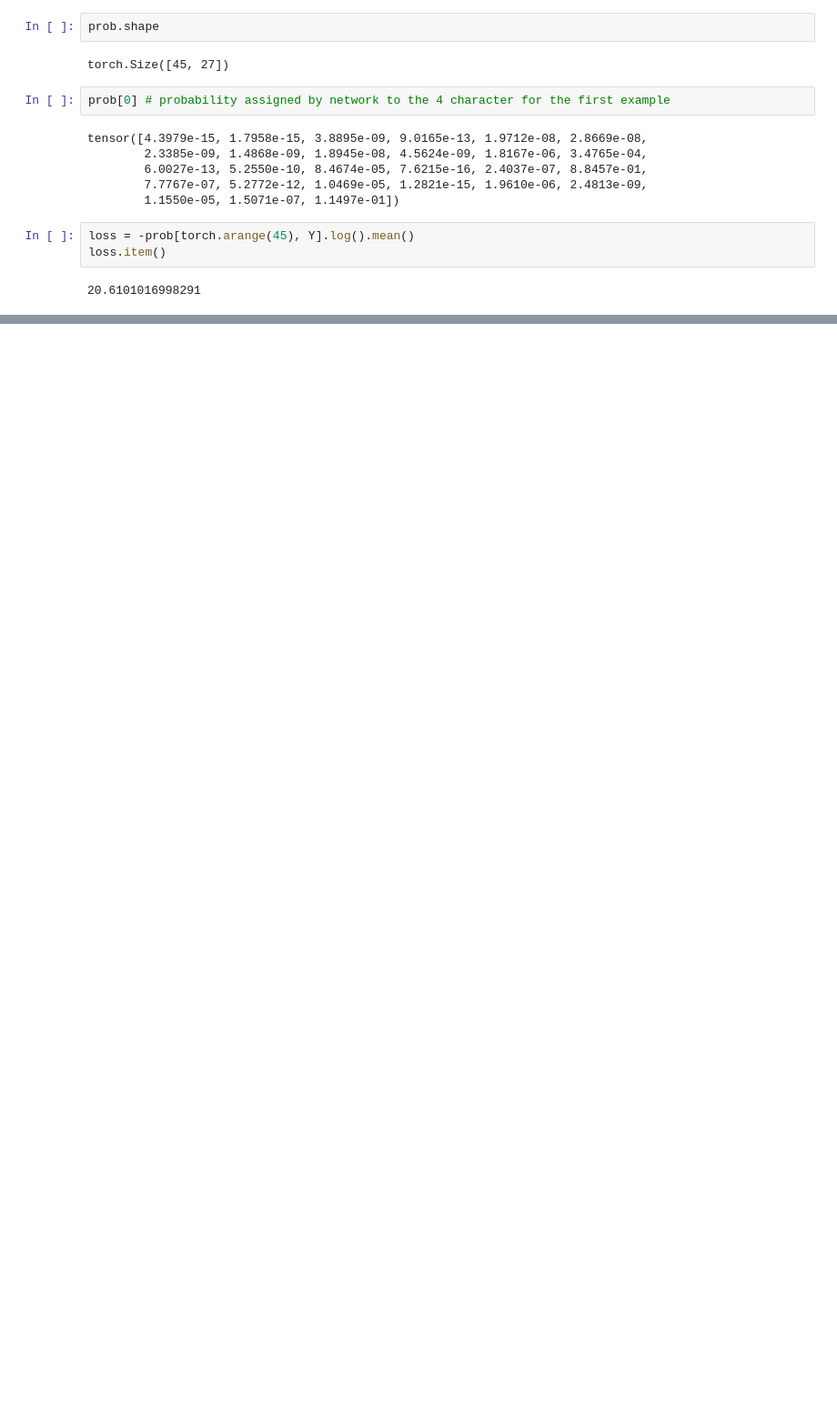
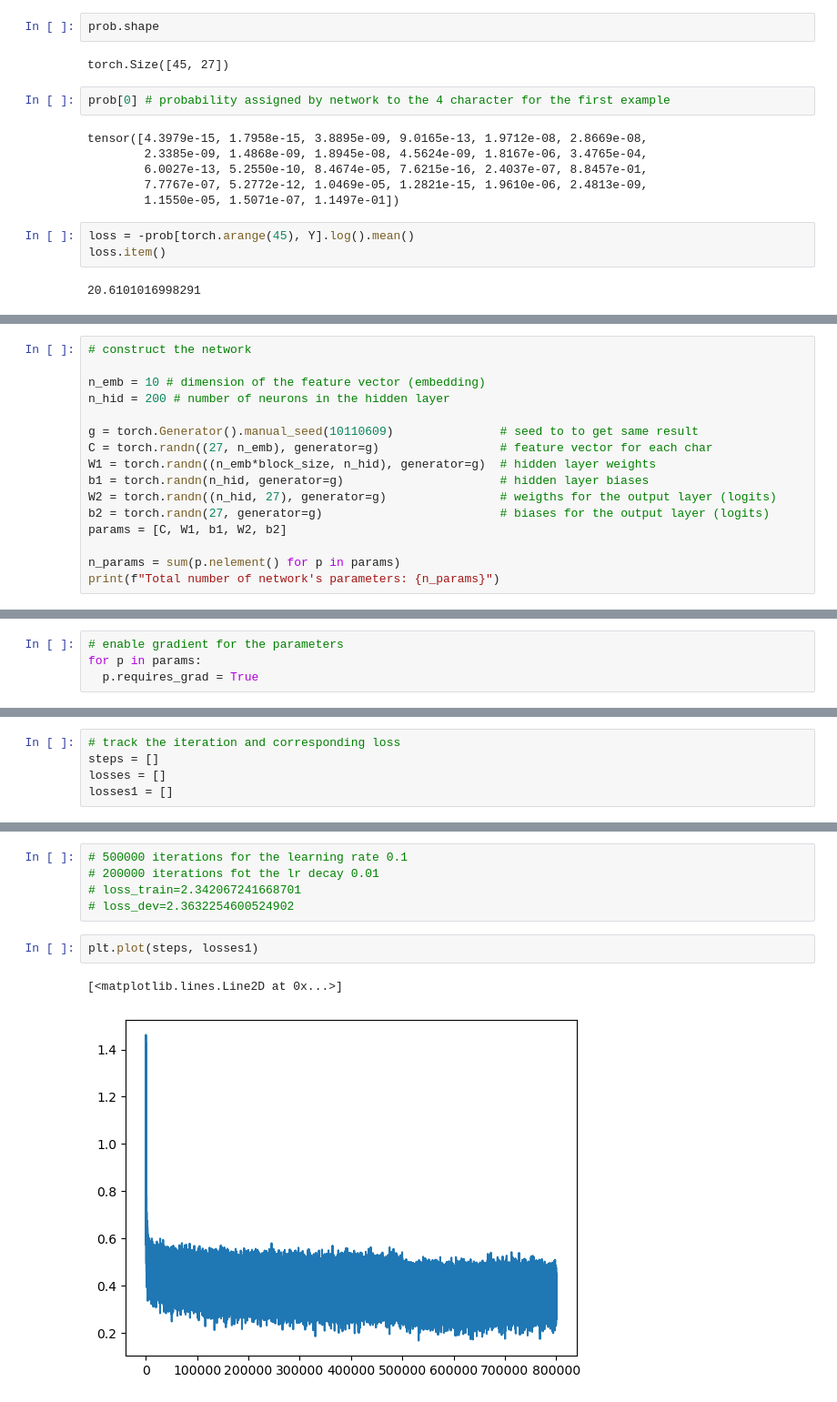
Before and after one commit to ADA-GWU/guidedresearchproject-eljanmahammadli, a Jupyter notebook: code_notebooks/MLP_model.ipynb, the cells around one changed output, grey strips where cells are left out. Shown: that part at 91% size. Saved outputs shown, nothing was run; the diff lists cells and outputs as text; blank space fills up the shorter version.

Commit message:
train, optimize the model and visualize batch loss

```diff
--- a/code_notebooks/MLP_model.ipynb
+++ b/code_notebooks/MLP_model.ipynb
@@ -237,0 +240,16 @@ loss.item()
+# %%
+# construct the network
+
+n_emb = 10 # dimension of the feature vector (embedding)
+n_hid = 200 # number of neurons in the hidden layer
+
+g = torch.Generator().manual_seed(10110609)               # seed to to get same result
+C = torch.randn((27, n_emb), generator=g)                 # feature vector for each char
+W1 = torch.randn((n_emb*block_size, n_hid), generator=g)  # hidden layer weights
+b1 = torch.randn(n_hid, generator=g)                      # hidden layer biases
+W2 = torch.randn((n_hid, 27), generator=g)                # weigths for the output layer (logits)
+b2 = torch.randn(27, generator=g)                         # biases for the output layer (logits)
+params = [C, W1, b1, W2, b2]
+
+n_params = sum(p.nelement() for p in params)
+print(f"Total number of network's parameters: {n_params}")
@@ -237,0 +258,4 @@ loss.item()
+# %%
+# enable gradient for the parameters
+for p in params:
+  p.requires_grad = True
@@ -237,0 +268,5 @@ loss.item()
+# %%
+# track the iteration and corresponding loss
+steps = []
+losses = []
+losses1 = []
@@ -237,0 +338,10 @@ loss.item()
+# %%
+# 500000 iterations for the learning rate 0.1
+# 200000 iterations fot the lr decay 0.01
+# loss_train=2.342067241668701
+# loss_dev=2.3632254600524902
+# %%
+plt.plot(steps, losses1)
+# %% [output]
+[<matplotlib.lines.Line2D at 0x...>]
+[figure, added]
```
Also changed, not shown: parts of 4 cells of this notebook.
